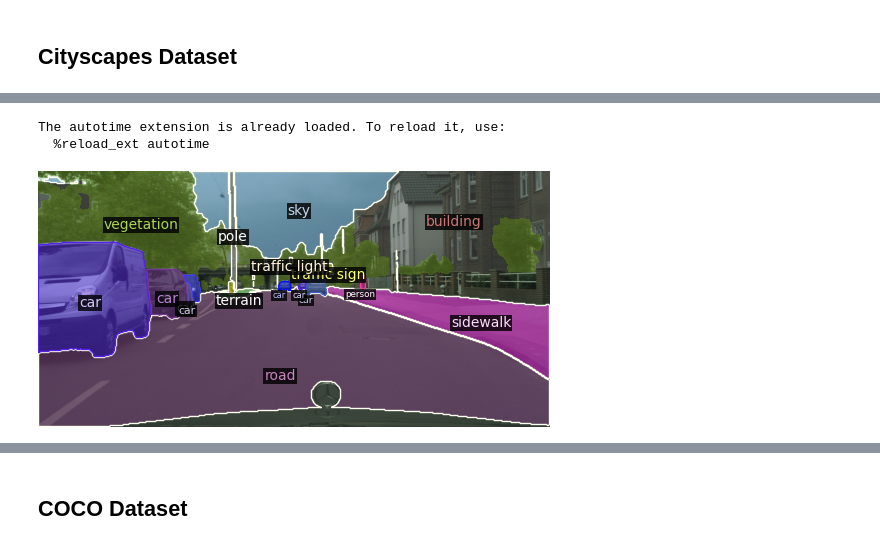
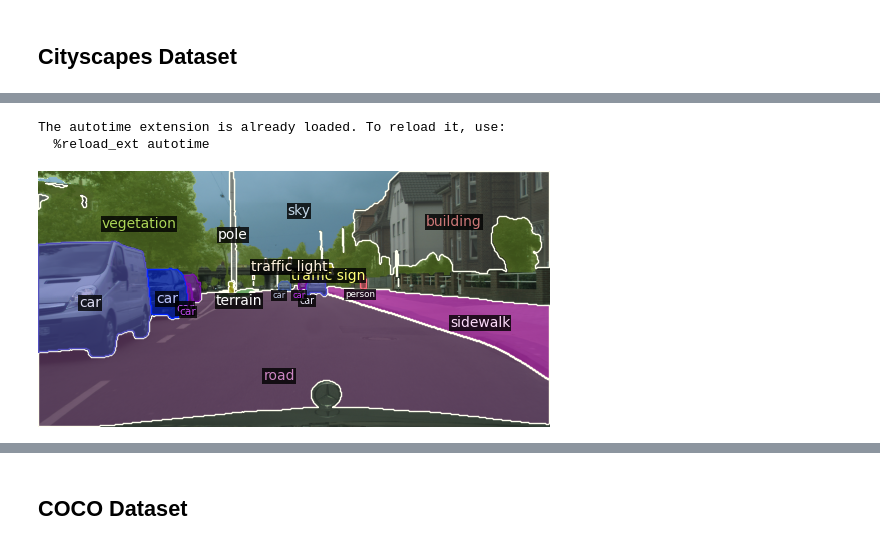
Before and after one commit to vimalathithan17/OneFormer, a Jupyter notebook: colab/oneformer_colab.ipynb, the cells around one changed output, grey strips where cells are left out. Cells and saved outputs as stored; diff of their text form; code cells hidden in the pictures.

```diff
--- a/colab/oneformer_colab.ipynb
+++ b/colab/oneformer_colab.ipynb
@@ -134,8 +133,10 @@ SWIN_CFG_DICT = {"cityscapes": "configs/cityscapes/oneformer_swin_large_IN21k_38
 DINAT_CFG_DICT = {"cityscapes": "configs/cityscapes/oneformer_dinat_large_bs16_90k.yaml",
             "coco": "configs/coco/oneformer_dinat_large_bs16_100ep.yaml",
             "ade20k": "configs/ade20k/oneformer_dinat_large_IN21k_384_bs16_160k.yaml",}
-
-def setup_cfg(dataset, model_path, use_swin):
+CONV_CFG_DICT={
+    'cityscapes': 'configs/cityscapes/oneformer_convnext_large_bs16_90k.yaml',
+}
+def setup_cfg(dataset, model_path, use_swin,use_conv):
     # load config from file and command-line arguments
     cfg = get_cfg()
     add_deeplab_config(cfg)
@@ -144,7 +145,9 @@ def setup_cfg(dataset, model_path, use_swin):
     add_dinat_config(cfg)
     add_convnext_config(cfg)
     add_oneformer_config(cfg)
-    if use_swin:
+    if use_conv:
+      cfg_path = CONV_CFG_DICT[dataset]
+    elif use_swin:
       cfg_path = SWIN_CFG_DICT[dataset]
     else:
       cfg_path = DINAT_CFG_DICT[dataset]
@@ -154,8 +157,8 @@ def setup_cfg(dataset, model_path, use_swin):
     cfg.freeze()
     return cfg
 
-def setup_modules(dataset, model_path, use_swin):
-    cfg = setup_cfg(dataset, model_path, use_swin)
+def setup_modules(dataset, model_path, use_swin,use_conv):
+    cfg = setup_cfg(dataset, model_path, use_swin,use_conv)
     predictor = DefaultPredictor(cfg)
     metadata = MetadataCatalog.get(
         cfg.DATASETS.TEST_PANOPTIC[0] if len(cfg.DATASETS.TEST_PANOPTIC) else "__unused"
@@ -269,3 +272,4 @@ time: 48.9 s (started: 2023-05-24 21:53:22 +00:00)
 ######
 #@markdown We use `DiNAT-L` as the default backbone. To use Swin-L as backbone, select the checkbox below.
 use_swin = False #@param {type: 'boolean'}
+use_conv=True
@@ -278,7 +280,11 @@ time: 398 µs (started: 2023-05-24 21:54:11 +00:00)
 # download model checkpoint
 import os
 import subprocess
-if not use_swin:
+if use_conv:
+  if not os.path.exists("250_16_convnext_l_oneformer_cityscapes_90k.pth"):
+    subprocess.run('wget https://shi-labs.com/projects/oneformer/cityscapes/250_16_convnext_l_oneformer_cityscapes_90k.pth', shell=True)
+  predictor, metadata = setup_modules("cityscapes", "250_16_convnext_l_oneformer_cityscapes_90k.pth", use_swin,use_conv)
+elif not use_swin:
   if not os.path.exists("250_16_dinat_l_oneformer_cityscapes_90k.pth"):
     subprocess.run('wget https://shi-labs.com/projects/oneformer/cityscapes/250_16_dinat_l_oneformer_cityscapes_90k.pth', shell=True)
   predictor, metadata = setup_modules("cityscapes", "250_16_dinat_l_oneformer_cityscapes_90k.pth", use_swin)
@@ -322,13 +326,16 @@ time: 163 ms (started: 2023-05-24 21:55:11 +00:00)
 # %%
 ######
 #@title C. Run Inference (CPU)
 #@markdown Specify the **task**. `Default: panoptic`. Execution may take upto 2 minutes
 ######
+import numpy as np
+np.bool = np.bool_
+
 task = "panoptic" #@param
 %load_ext autotime
 out = TASK_INFER[task](img, predictor, metadata).get_image()
 cv2_imshow(out[:, :, ::-1])
 # %% [output]
 The autotime extension is already loaded. To reload it, use:
   %reload_ext autotime
-[figure, old version]
+[figure, new version]
```
Also changed, not shown: parts of 7 cells of this notebook.
